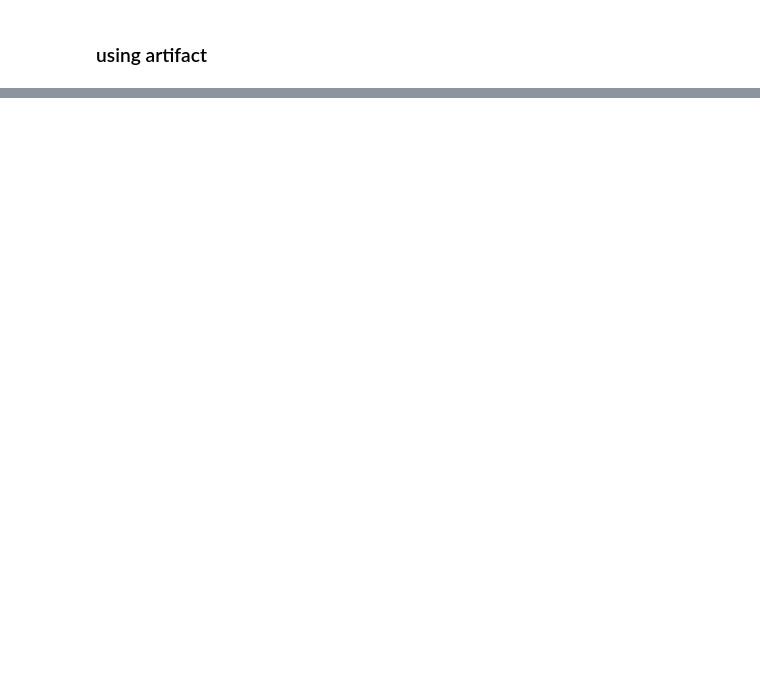
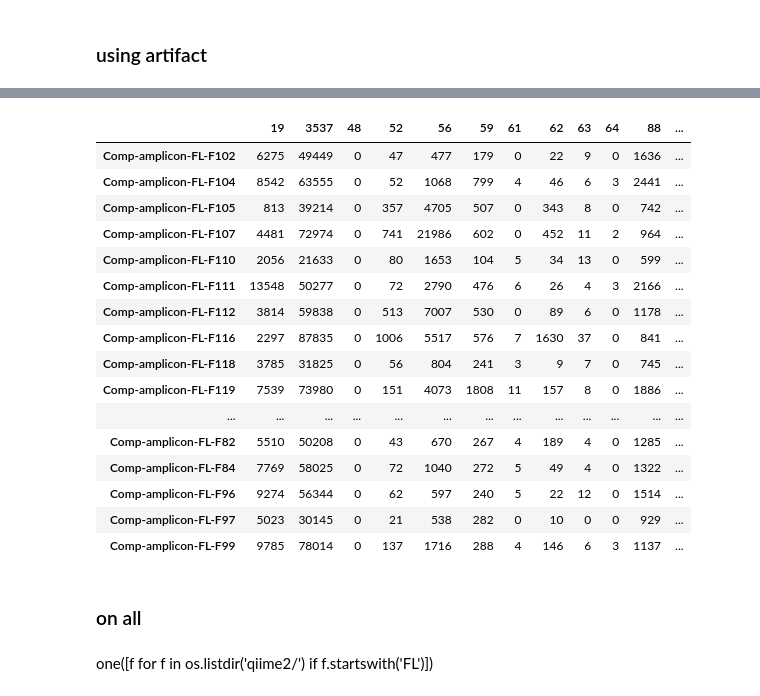
Before and after one commit to JJChenCharly/Microbiome_nearest_seed_annotation, a Jupyter notebook: Nearest_seed_annotation/q2_for_all.ipynb, the cells around one changed output, grey strips where cells are left out. Drawn from its saved outputs; the diff is of its cells as text; code cells hidden in the pictures; blank space fills up the shorter version.

```diff
--- a/Nearest_seed_annotation/q2_for_all.ipynb
+++ b/Nearest_seed_annotation/q2_for_all.ipynb
@@ -879,0 +1021,7 @@ parallel -j 16 qiime tools extract \
+# %%
+_19_ref = SeqIO.to_dict(SeqIO.parse('qiime2/19_q2_seqs.fasta','fasta'))
+# %%
+df = pd.read_csv('qiime2/FL_amplicon_3_16S3/FL_amplicon_3_16S3-ft.csv',
+                 index_col=0)
+df = df.applymap(int)
+df
@@ -879,0 +1102,9 @@ parallel -j 16 qiime tools extract \
+# %%
+# col_names =list(_19_ref.keys())
+col_names =list(_19_ref.keys())
+rows_names = list(df.index)
+
+sum_tbl = pd.DataFrame(index=rows_names, columns=col_names)
+sum_tbl = sum_tbl.fillna(0)
+
+# sum_tbl
@@ -879,0 +1145,17 @@ parallel -j 16 qiime tools extract \
+# %%
+for x in set(list(ann.index)):
+    print(x)
+    sub_df = ann.loc[x, :]
+#     print(sub_df.iloc[0, 0] + ' and p: ' + str(sub_df.iloc[0, 1]) + ' and l: ' + str(sub_df.iloc[0, 2]))
+    taxon = sub_df.iloc[0, 0]
+
+    if sub_df.iloc[0, 1] < 93:
+        print('percent problem: ' + x)
+
+    if sub_df.iloc[0, 2] != len(_19_ref[sub_df.iloc[0, 0]].seq):
+        print('length problem: ' + x)
+
+
+    for ind in df.index:
+
+        sum_tbl.loc[ind, taxon] = sum_tbl.loc[ind, taxon] + df.loc[ind, x]
@@ -879,0 +1181,22 @@ parallel -j 16 qiime tools extract \
+# %%
+sum_tbl
+# %% [output]
+|  | 19 | 3537 | 48 | 52 | 56 | 59 | 61 | 62 | 63 | 64 | 88 | ... |
+| Comp-amplicon-FL-F102 | 6275 | 49449 | 0 | 47 | 477 | 179 | 0 | 22 | 9 | 0 | 1636 | ... |
+| Comp-amplicon-FL-F104 | 8542 | 63555 | 0 | 52 | 1068 | 799 | 4 | 46 | 6 | 3 | 2441 | ... |
+| Comp-amplicon-FL-F105 | 813 | 39214 | 0 | 357 | 4705 | 507 | 0 | 343 | 8 | 0 | 742 | ... |
+| Comp-amplicon-FL-F107 | 4481 | 72974 | 0 | 741 | 21986 | 602 | 0 | 452 | 11 | 2 | 964 | ... |
+| Comp-amplicon-FL-F110 | 2056 | 21633 | 0 | 80 | 1653 | 104 | 5 | 34 | 13 | 0 | 599 | ... |
+| Comp-amplicon-FL-F111 | 13548 | 50277 | 0 | 72 | 2790 | 476 | 6 | 26 | 4 | 3 | 2166 | ... |
+| Comp-amplicon-FL-F112 | 3814 | 59838 | 0 | 513 | 7007 | 530 | 0 | 89 | 6 | 0 | 1178 | ... |
+| Comp-amplicon-FL-F116 | 2297 | 87835 | 0 | 1006 | 5517 | 576 | 7 | 1630 | 37 | 0 | 841 | ... |
+| Comp-amplicon-FL-F118 | 3785 | 31825 | 0 | 56 | 804 | 241 | 3 | 9 | 7 | 0 | 745 | ... |
+| Comp-amplicon-FL-F119 | 7539 | 73980 | 0 | 151 | 4073 | 1808 | 11 | 157 | 8 | 0 | 1886 | ... |
+| ... | ... | ... | ... | ... | ... | ... | ... | ... | ... | ... | ... | ... |
+| Comp-amplicon-FL-F82 | 5510 | 50208 | 0 | 43 | 670 | 267 | 4 | 189 | 4 | 0 | 1285 | ... |
+| Comp-amplicon-FL-F84 | 7769 | 58025 | 0 | 72 | 1040 | 272 | 5 | 49 | 4 | 0 | 1322 | ... |
+| Comp-amplicon-FL-F96 | 9274 | 56344 | 0 | 62 | 597 | 240 | 5 | 22 | 12 | 0 | 1514 | ... |
+| Comp-amplicon-FL-F97 | 5023 | 30145 | 0 | 21 | 538 | 282 | 0 | 10 | 0 | 0 | 929 | ... |
+| Comp-amplicon-FL-F99 | 9785 | 78014 | 0 | 137 | 1716 | 288 | 4 | 146 | 6 | 3 | 1137 | ... |
+# %% [markdown]
+### on all
@@ -879,0 +1283,2 @@ parallel -j 16 qiime tools extract \
+# %% [markdown]
+one([f for f in os.listdir('qiime2/') if f.startswith('FL')])
```
Also changed, not shown: parts of 86 cells of this notebook, 1 other file.
